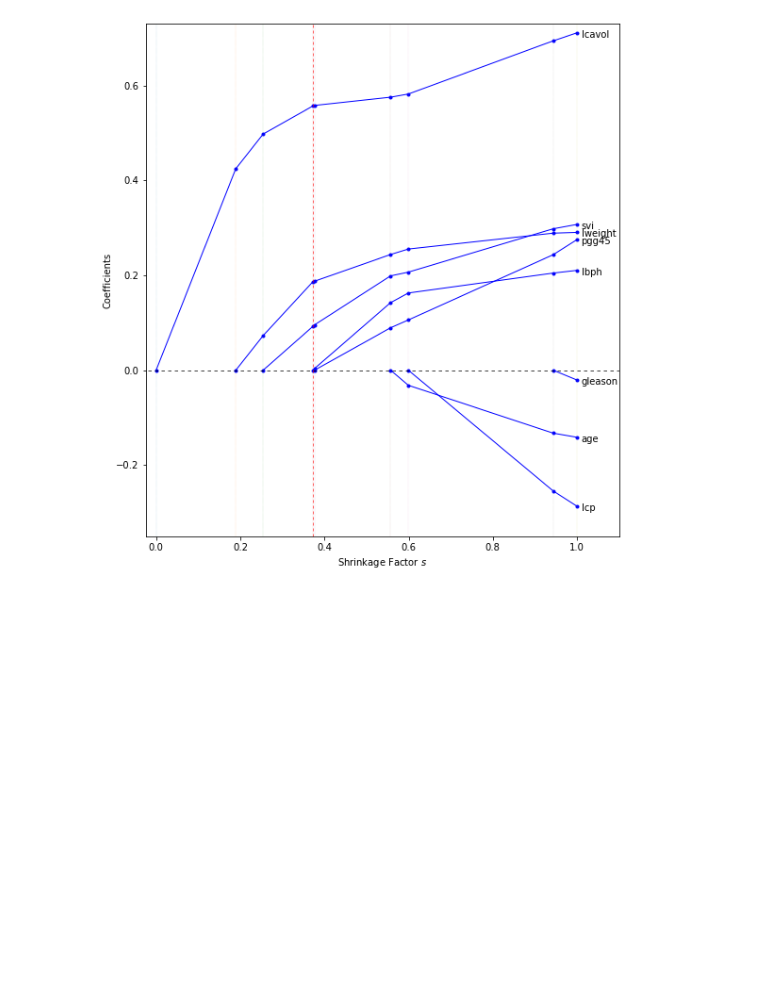
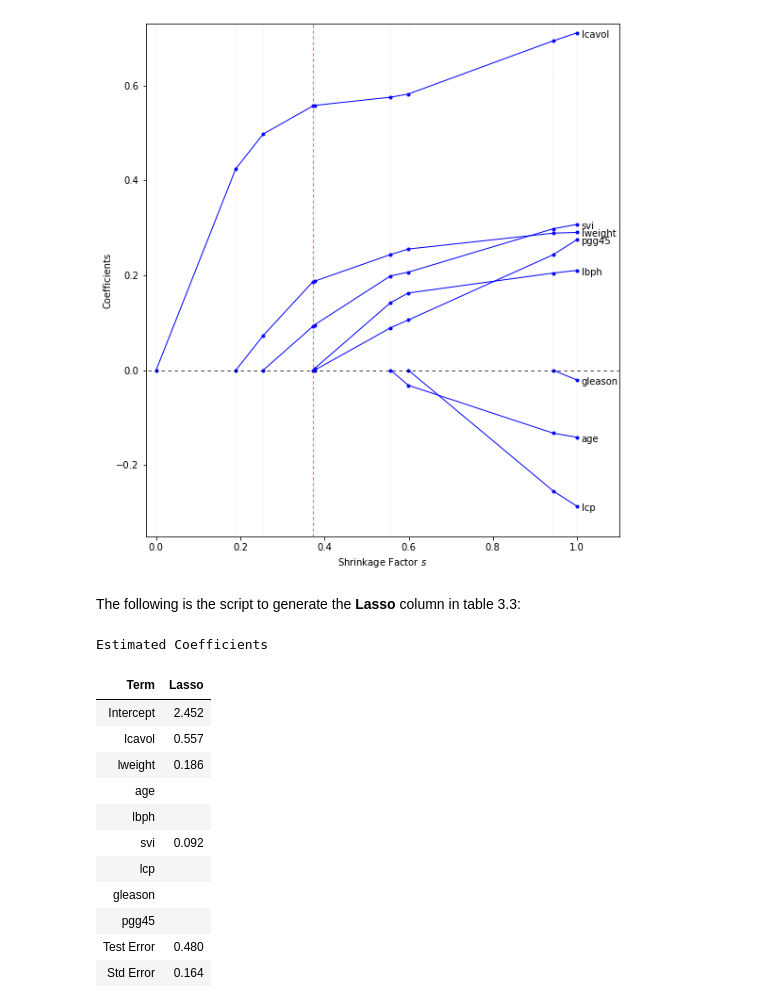
Before and after one commit to abkoesdw/The-Elements-of-Statistical-Learning-Python-Codes, a Jupyter notebook: Notebooks/Chapter 03 - Linear Methods for Regression/3.4.2 The Lasso.ipynb, the cells around one changed output. Saved outputs shown, nothing was run; the diff lists cells and outputs as text; code cells hidden in the pictures; blank space fills up the shorter version.

Commit message:
completed lasso

```diff
--- a/Notebooks/Chapter 03 - Linear Methods for Regression/3.4.2 The Lasso.ipynb
+++ b/Notebooks/Chapter 03 - Linear Methods for Regression/3.4.2 The Lasso.ipynb
@@ -62,9 +65,15 @@ train_test = prostate_cancer.train_test
 df_x = df[prostate_cancer.meta[:-1]]
 df_y = df[prostate_cancer.meta[-1]]
 
-x_train = scale(df_x[train_test=='T'].copy()).values
-y_train_temp =  df_y[train_test=='T'].copy().values
+scaler = preprocessing.StandardScaler()
+x_train = scaler.fit_transform(df_x[train_test=='T'].values)
+x_test = scaler.transform(df_x[train_test=='F'].values)
+
+y_train_temp = df_y[train_test=='T'].copy().values
 y_train = y_train_temp - np.mean(y_train_temp)
+
+y_test_temp = df_y[train_test=='F'].copy().values
+y_test = y_test_temp  - np.mean(y_train_temp)
 # %% [markdown]
 Next, we build the `Lasso` class based on the modification of LAR.
 
@@ -134,6 +145,7 @@ A, beta_path = lasso.fit(x_train, y_train)
 # %%
 s = np.sum(np.abs(beta_path.T), axis=1)
 s /= s[-1]
+
 column_names = prostate_cancer.meta[:-1]
 plt.figure(figsize=(9, 10))
 plt.xlim([-0.025, 1.1])
@@ -149,13 +161,55 @@ for i in range(x_train.shape[1]):
     plt.plot(s_temp, beta_path_temp, 'b-o', linewidth=1.0, markersize=3)
     plt.annotate(column_names[i], xy=(1.01, beta_path_temp[-1] - 0.01))
 
+# find the closest s to 0.36
+s_cv = 0.36
+closest = 1.0
 for s_ in s:
     plt.plot(s_ * np.ones(len(yy)), yy, ':', linewidth=0.2)
+    if np.abs(s_ - s_cv) < closest:
+        closest = np.abs(s_ - s_cv)
+        best_s = s_
 
 plt.plot(xx, np.zeros_like(xx), color='black', linestyle=(0, (5, 5)), linewidth=0.7)
-plt.plot(0.37237044 * np.ones(len(yy)), yy, color='red', linestyle=(0, (5, 5)), linewidth=0.6)
+plt.plot(best_s * np.ones(len(yy)), yy, color='red', linestyle=(0, (5, 5)), linewidth=0.6)
 plt.xlabel('Shrinkage Factor $s$')
 plt.ylabel('Coefficients')
 plt.show()
 # %% [output]
 [figure]
+# %% [markdown]
+The following is the script to generate the **Lasso** column in table 3.3:
+# %%
+index_closest = np.where(s == best_s)[0]
+beta_best = beta_path[:, index_closest]
+
+# calculate the mse and std. error
+y_hat = x_test @ beta_best.reshape(-1)
+error = (y_test - y_hat).T @ (y_test - y_hat)
+mse = error / len(y_test)
+std_error = np.sqrt(np.var((y_test - y_hat) ** 2) / (len(y_test) - 1))
+
+beta_0 = np.mean(y_train_temp)
+lasso_dframe = pd.DataFrame({'Lasso': np.append(np.append(beta_0, beta_path[:, index_closest]), np.array([mse, std_error]))})
+lasso_dframe['Term'] = ['Intercept'] + list(prostate_cancer.meta[:-1]) + ['Test Error', 'Std Error']
+cols = lasso_dframe.columns[::-1]
+lasso_dframe = lasso_dframe[cols].replace(0, '')
+lasso_dframe.style.\
+    hide_index().\
+    set_caption('Estimated Coefficients').\
+    set_precision(3).\
+    apply(lambda x: ['font-weight: bold' if x['Term'] in ['Test Error', 'Std Error'] else '' for i in x], axis=1)
+# %% [output]
+Estimated Coefficients
+| Term | Lasso |
+| Intercept | 2.452 |
+| lcavol | 0.557 |
+| lweight | 0.186 |
+| age |  |
+| lbph |  |
+| svi | 0.092 |
+| lcp |  |
+| gleason |  |
+| pgg45 |  |
+| Test Error | 0.480 |
+| Std Error | 0.164 |
```
Also changed, not shown: parts of 4 cells of this notebook.
